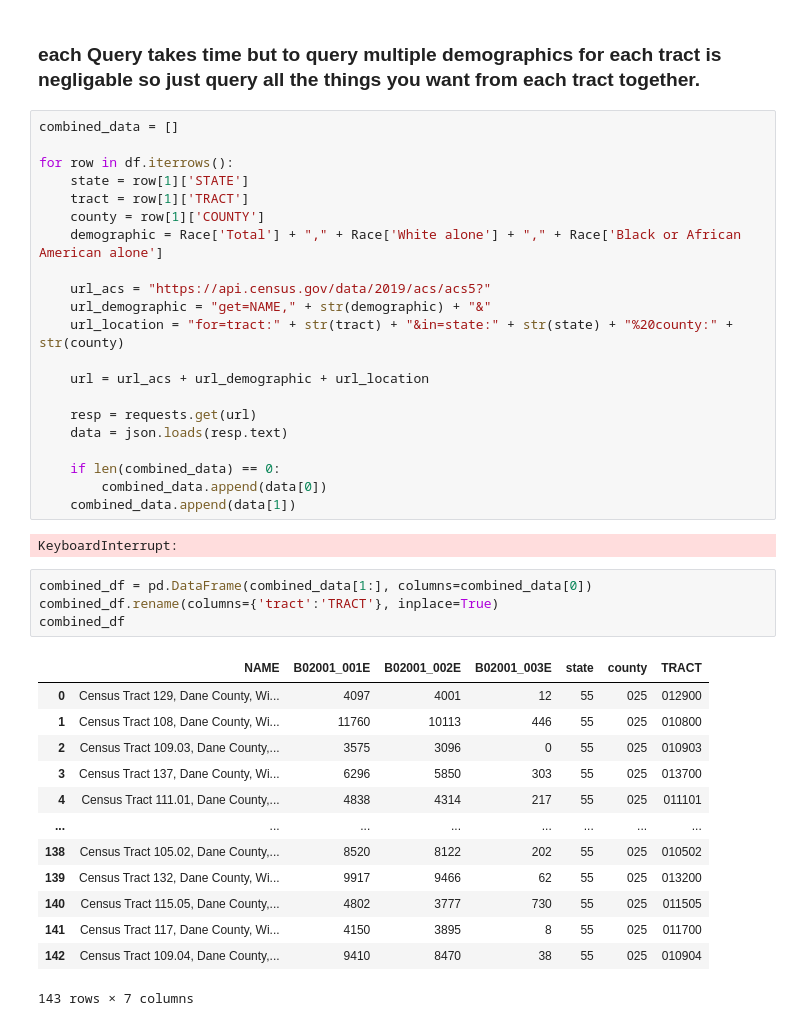
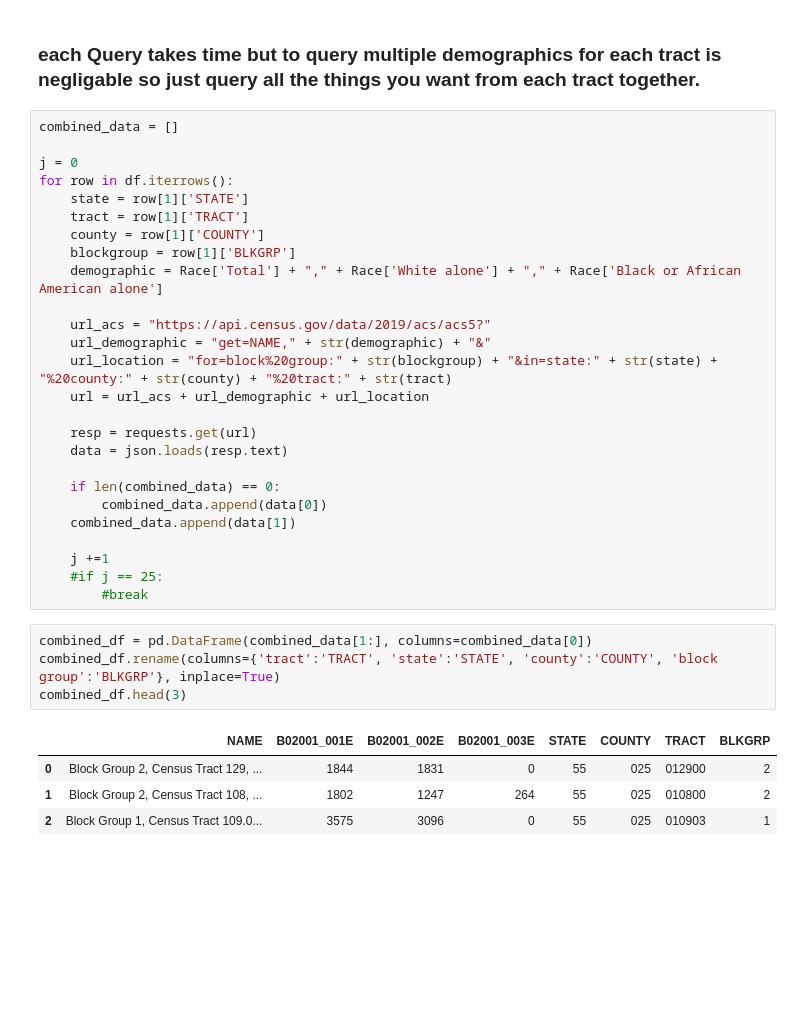
Before and after one commit to wisc-bus/simulator, a Jupyter notebook: TigerWeb_Exploration.ipynb, the cells around one changed output. Cells and saved outputs as stored; diff of their text form; blank space fills up the shorter version.

```diff
--- a/TigerWeb_Exploration.ipynb
+++ b/TigerWeb_Exploration.ipynb
@@ -141,16 +150,17 @@ Race = {'Total':'B02001_001E', 'White alone':'B02001_002E', 'Black or African Am
 # %%
 combined_data = []
 
+j = 0
 for row in df.iterrows():
     state = row[1]['STATE']
     tract = row[1]['TRACT']
     county = row[1]['COUNTY']
+    blockgroup = row[1]['BLKGRP']
     demographic = Race['Total'] + "," + Race['White alone'] + "," + Race['Black or African American alone']
 
     url_acs = "https://api.census.gov/data/2019/acs/acs5?"
     url_demographic = "get=NAME," + str(demographic) + "&"
-    url_location = "for=tract:" + str(tract) + "&in=state:" + str(state) + "%20county:" + str(county)
-
+    url_location = "for=block%20group:" + str(blockgroup) + "&in=state:" + str(state) + "%20county:" + str(county) + "%20tract:" + str(tract)
     url = url_acs + url_demographic + url_location
 
     resp = requests.get(url)
@@ -159,24 +169,17 @@ for row in df.iterrows():
     if len(combined_data) == 0:
         combined_data.append(data[0])
     combined_data.append(data[1])
+
+    j +=1
+    #if j == 25:
+        #break
-# %% [output]
-KeyboardInterrupt:
 # %%
 combined_df = pd.DataFrame(combined_data[1:], columns=combined_data[0])
-combined_df.rename(columns={'tract':'TRACT'}, inplace=True)
-combined_df
+combined_df.rename(columns={'tract':'TRACT', 'state':'STATE', 'county':'COUNTY', 'block group':'BLKGRP'}, inplace=True)
+combined_df.head(3)
 # %% [output]
-|  | NAME | B02001_001E | B02001_002E | B02001_003E | state | county | TRACT |
-| 0 | Census Tract 129, Dane County, Wi... | 4097 | 4001 | 12 | 55 | 025 | 012900 |
-| 1 | Census Tract 108, Dane County, Wi... | 11760 | 10113 | 446 | 55 | 025 | 010800 |
-| 2 | Census Tract 109.03, Dane County,... | 3575 | 3096 | 0 | 55 | 025 | 010903 |
-| 3 | Census Tract 137, Dane County, Wi... | 6296 | 5850 | 303 | 55 | 025 | 013700 |
-| 4 | Census Tract 111.01, Dane County,... | 4838 | 4314 | 217 | 55 | 025 | 011101 |
-| ... | ... | ... | ... | ... | ... | ... | ... |
-| 138 | Census Tract 105.02, Dane County,... | 8520 | 8122 | 202 | 55 | 025 | 010502 |
-| 139 | Census Tract 132, Dane County, Wi... | 9917 | 9466 | 62 | 55 | 025 | 013200 |
-| 140 | Census Tract 115.05, Dane County,... | 4802 | 3777 | 730 | 55 | 025 | 011505 |
-| 141 | Census Tract 117, Dane County, Wi... | 4150 | 3895 | 8 | 55 | 025 | 011700 |
-| 142 | Census Tract 109.04, Dane County,... | 9410 | 8470 | 38 | 55 | 025 | 010904 |
+|  | NAME | B02001_001E | B02001_002E | B02001_003E | STATE | COUNTY | TRACT | BLKGRP |
+| 0 | Block Group 2, Census Tract 129, ... | 1844 | 1831 | 0 | 55 | 025 | 012900 | 2 |
+| 1 | Block Group 2, Census Tract 108, ... | 1802 | 1247 | 264 | 55 | 025 | 010800 | 2 |
+| 2 | Block Group 1, Census Tract 109.0... | 3575 | 3096 | 0 | 55 | 025 | 010903 | 1 |
-143 rows × 7 columns
 # %%
```
Also changed, not shown: parts of 9 cells of this notebook.
